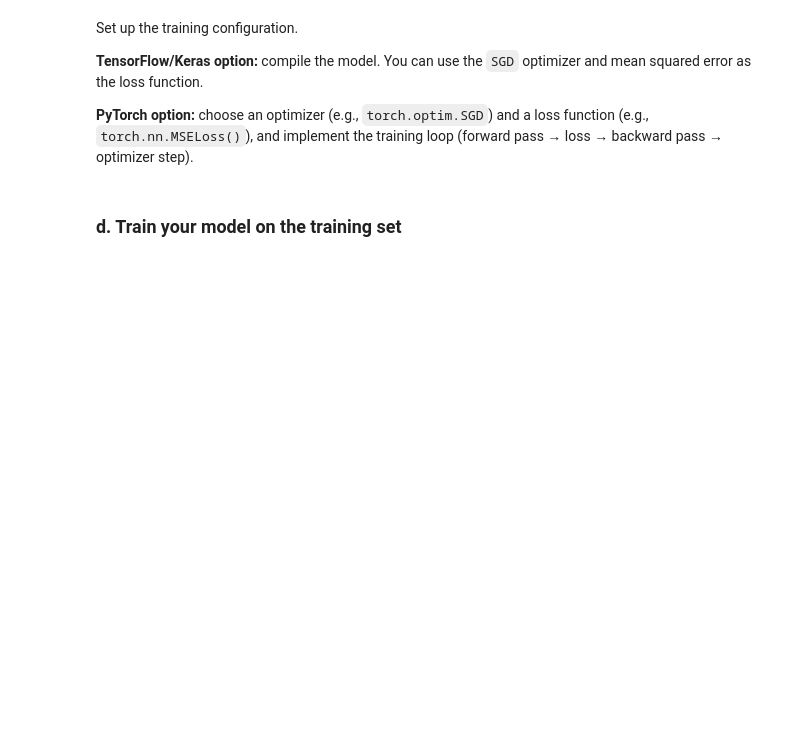
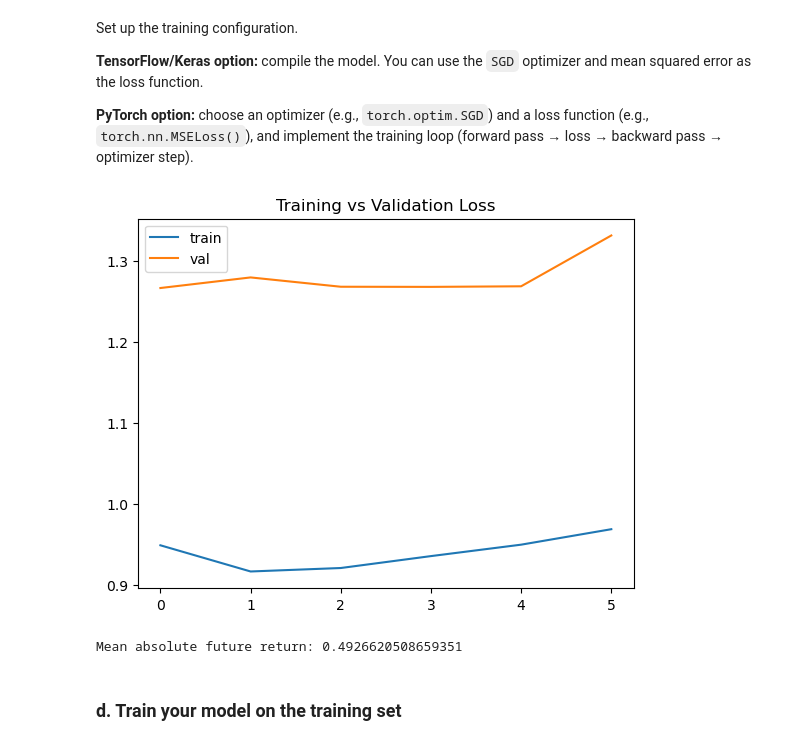
Before and after one commit to Guillaume-melis/Machine_Learning_for_Finance, a Jupyter notebook: TP4/TP 4 - Learning on LOBs.ipynb, the cells around one changed output. Cells and saved outputs as stored; diff of their text form; code cells hidden in the pictures; blank space fills up the shorter version.

```diff
--- a/TP4/TP 4 - Learning on LOBs.ipynb
+++ b/TP4/TP 4 - Learning on LOBs.ipynb
@@ -148,3 +189,40 @@ Build the neural network. You can start with a basic model (an input layer and a
 **TensorFlow/Keras option:** you can use the Keras Sequential API: the model is defined with `keras.models.Sequential()` and dense layers with `keras.layers.Dense()`.
 
 **PyTorch option:** define a model class inheriting from `torch.nn.Module` (or use `nn.Sequential`) and compose `nn.Linear` layers with activations (e.g., ReLU).
+# %%
+import tensorflow as tf
+from tensorflow import keras
+from tensorflow.keras import layers
+from tensorflow.keras.callbacks import EarlyStopping
+
+model = keras.models.Sequential([
+
+    layers.Dense(32, activation='relu', input_shape=(14,)),
+    layers.Dense(32, activation='relu'),
+    layers.Dense(16, activation='relu'),
+
+    layers.Dense(1)   # output layer (linear)
+])
+# %%
+early_stop = EarlyStopping(
+    monitor='val_loss',        # on surveille la validation loss
+    patience=5,                # nb d'epochs sans amélioration tolérées
+    restore_best_weights=True, # revient au meilleur modèle
+    verbose=1
+)
+# %%
+model.compile(
+    optimizer=keras.optimizers.Adam(learning_rate=0.001),
+    loss='mse',
+    metrics=['mae']
+)
+# %%
+history = model.fit(
+    X_train_scaled,
+    Y_train_scaled,
+    validation_split=0.2,
+    epochs=20,
+    batch_size=5096,
+    callbacks=[early_stop],
+    verbose=1
+)
@@ -154,6 +255,18 @@ Set up the training configuration.
 **TensorFlow/Keras option:** compile the model. You can use the `SGD` optimizer and mean squared error as the loss function.
 
 **PyTorch option:** choose an optimizer (e.g., `torch.optim.SGD`) and a loss function (e.g., `torch.nn.MSELoss()`), and implement the training loop (forward pass → loss → backward pass → optimizer step).
+# %%
+plt.plot(history.history['loss'], label='train')
+plt.plot(history.history['val_loss'], label='val')
+plt.legend()
+plt.title("Training vs Validation Loss")
+plt.show()
+# %% [output]
+[figure, added]
+# %%
+print("Mean absolute future return:", np.mean(np.abs(Y_train_scaled)))
+# %% [output]
+Mean absolute future return: 0.4926620508659351
 # %% [markdown]
 ### d. Train your model on the training set
 # %% [markdown]
```
Also changed, not shown: parts of 12 cells of this notebook.
